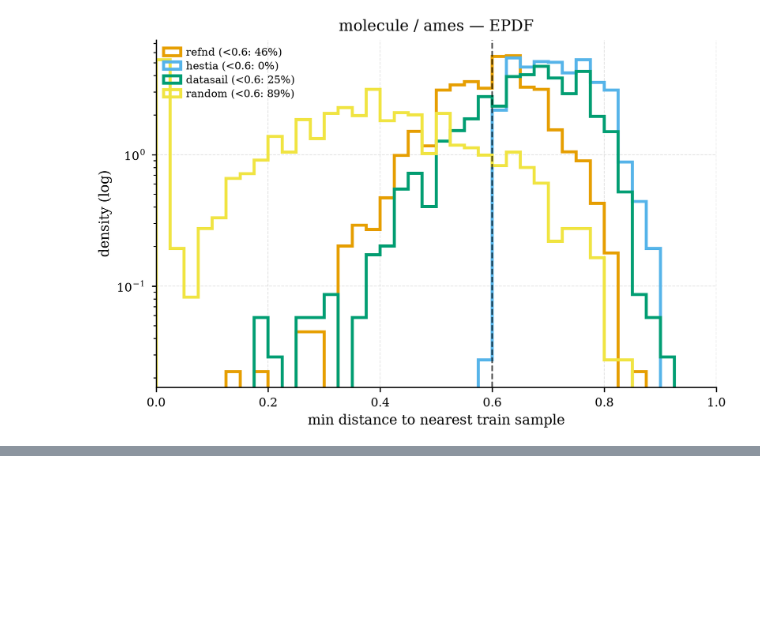
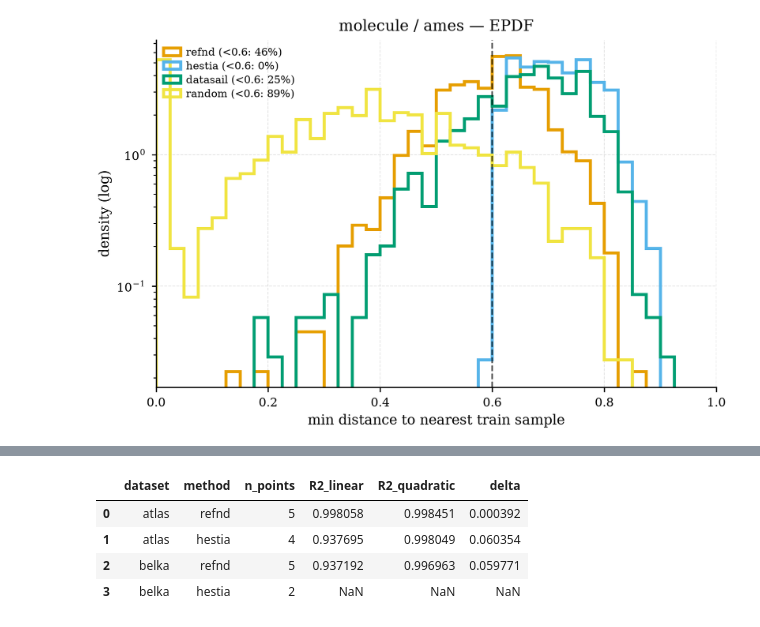
Before and after one commit to anthol42/refnd-paper, a Jupyter notebook: notebooks/comparison_figures.ipynb, the cells around one changed output, grey strips where cells are left out. Cells and saved outputs as stored; diff of their text form; code cells hidden in the pictures; blank space fills up the shorter version.

```diff
--- a/notebooks/comparison_figures.ipynb
+++ b/notebooks/comparison_figures.ipynb
@@ -173,0 +313,39 @@ plt.show()
+# %%
+# ---- Table: linear vs quadratic (log-log) fit R^2, per method x dataset -----
+
+def _loglog_r2(sizes_ok: list[int], runtimes_ok: list[float], degree: int) -> float:
+    log_x = np.log10(sizes_ok)
+    log_y = np.log10(runtimes_ok)
+    coeffs = np.polyfit(log_x, log_y, degree)
+    pred = np.polyval(coeffs, log_x)
+    ss_res = np.sum((log_y - pred) ** 2)
+    ss_tot = np.sum((log_y - log_y.mean()) ** 2)
+    return 1.0 - ss_res / ss_tot
+
+rows = []
+for dataset in ("atlas", "belka"):
+    data = load_scaling(dataset)
+    for method in ("refnd", "hestia"):
+        sizes_all = sorted(data.get(method, {}))
+        sizes_ok = [s for s in sizes_all if data[method][s] is not None]
+        runtimes_ok = [data[method][s] for s in sizes_ok]
+        if len(sizes_ok) < 4:  # need >= degree+2 points for a meaningful quadratic R^2
+            r2_lin, r2_quad = np.nan, np.nan
+        else:
+            r2_lin = _loglog_r2(sizes_ok, runtimes_ok, 1)
+            r2_quad = _loglog_r2(sizes_ok, runtimes_ok, 2)
+        rows.append({
+            "dataset": dataset, "method": method, "n_points": len(sizes_ok),
+            "R2_linear": r2_lin, "R2_quadratic": r2_quad,
+            "delta": (r2_quad - r2_lin) if len(sizes_ok) >= 4 else np.nan,
+        })
+
+import pandas as pd
+fit_table = pd.DataFrame(rows)
+fit_table
+# %% [output]
+|  | dataset | method | n_points | R2_linear | R2_quadratic | delta |
+| 0 | atlas | refnd | 5 | 0.998058 | 0.998451 | 0.000392 |
+| 1 | atlas | hestia | 4 | 0.937695 | 0.998049 | 0.060354 |
+| 2 | belka | refnd | 5 | 0.937192 | 0.996963 | 0.059771 |
+| 3 | belka | hestia | 2 | NaN | NaN | NaN |
```
Also changed, not shown: parts of 5 cells of this notebook, 3 other files.
